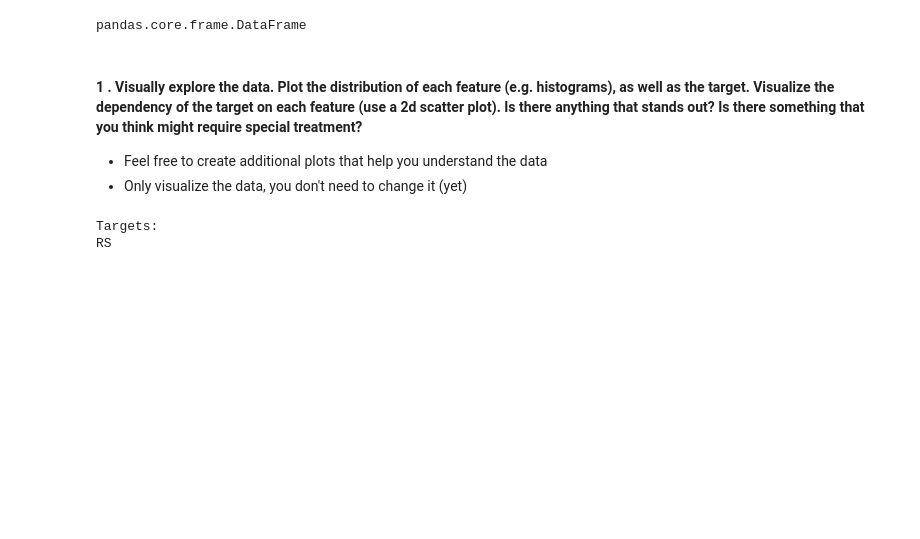
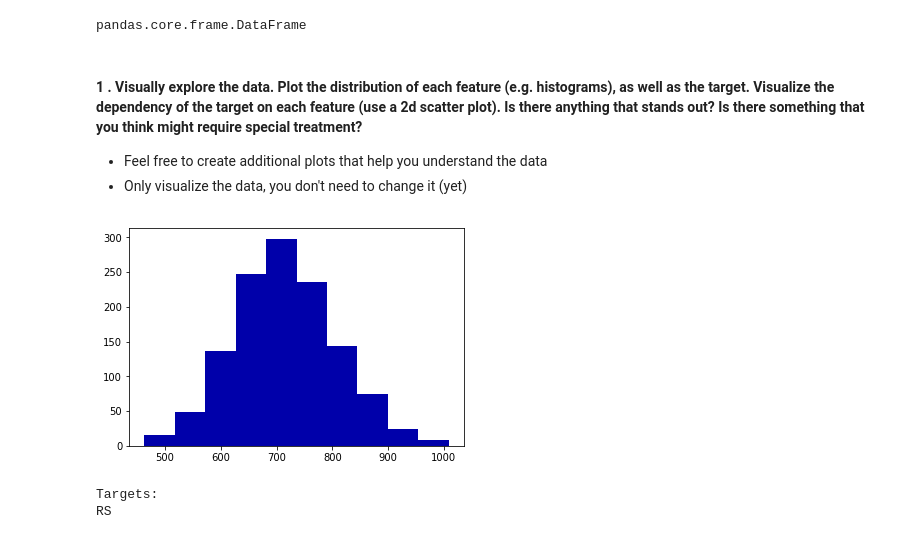
Before and after one commit to romanovar/ML, a Jupyter notebook: Assignment 1.ipynb, the cells around one changed output. Cells and saved outputs as stored; diff of their text form; code cells hidden in the pictures; blank space fills up the shorter version.

Commit message:
added histogram for targets

```diff
--- a/Assignment 1.ipynb
+++ b/Assignment 1.ipynb
@@ -46,6 +46,11 @@ pandas.core.frame.DataFrame
 #### 1 . Visually explore the data. Plot the distribution of each feature (e.g. histograms), as well as the target. Visualize the dependency of the target on each feature (use a 2d scatter plot). Is there anything that stands out? Is there something that you think might require special treatment?
 - Feel free to create additional plots that help you understand the data
 - Only visualize the data, you don't need to change it (yet)
+# %%
+#histogram for target
+h = plt.hist(y)
+# %% [output]
+[figure, added]
 # %%
 print("Targets:\n{}".format(moneyball.default_target_attribute))
 
```
Also changed, not shown: parts of 6 cells of this notebook.
